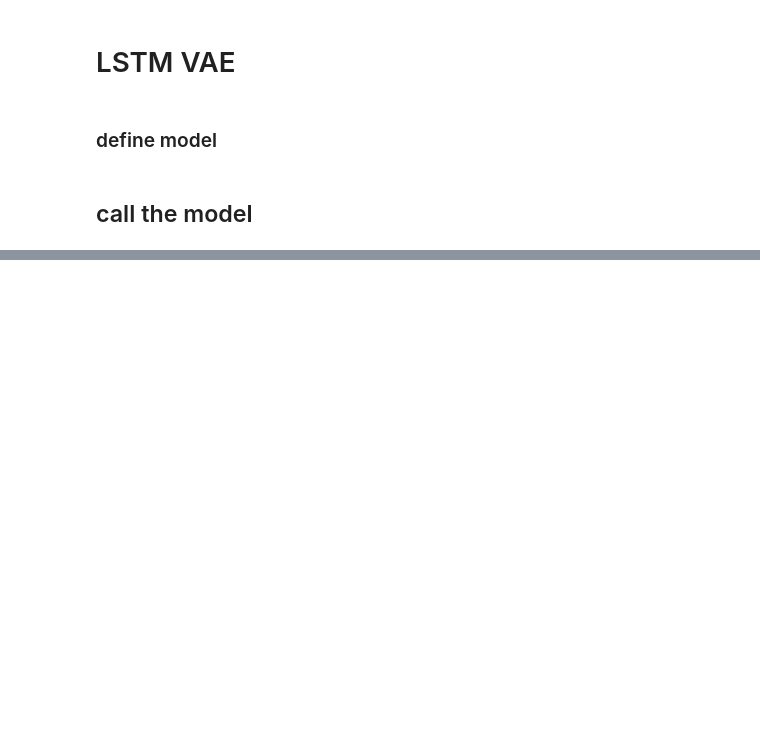
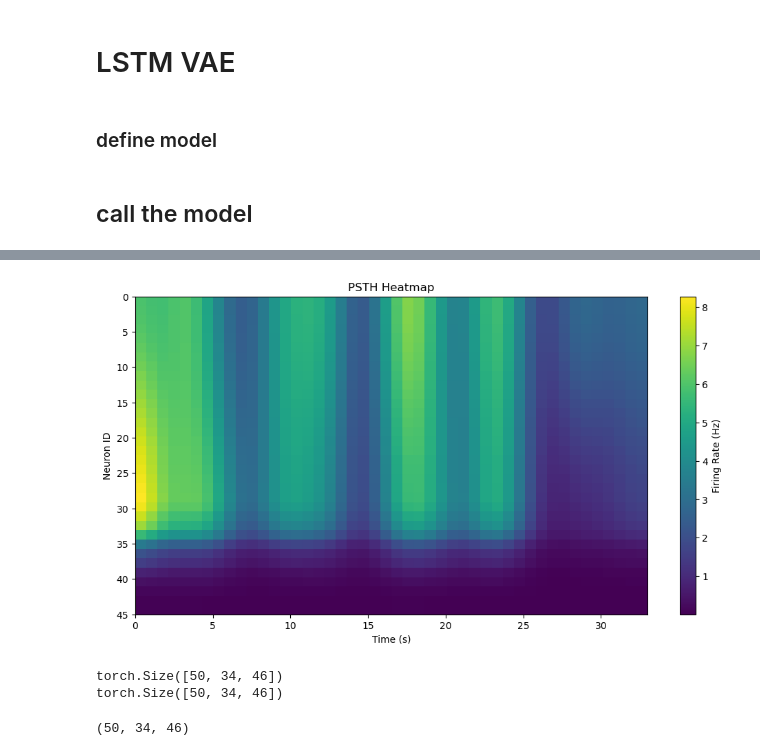
Before and after one commit to ZhishunYang/CS273E_final_proj_Z, a Jupyter notebook: LSTM_VAE.ipynb, the cells around one changed output, grey strips where cells are left out. Drawn from its saved outputs; the diff is of its cells as text; code cells hidden in the pictures; blank space fills up the shorter version.

```diff
--- a/LSTM_VAE.ipynb
+++ b/LSTM_VAE.ipynb
@@ -357,0 +413,17 @@ plt.show()
+# %%
+avg_batch = np.mean(np.stack(batches), axis = 0)
+
+# Compute mean firing rate across trials
+recon_FR = 1e3* np.mean(avg_batch, axis=0)/time_bin
+smoothed_recon_FR = gaussian_filter1d(recon_FR, sigma=2, axis=1)
+
+plot_psth(smoothed_recon_FR, time_bins = range(0, obs_FR.shape[0]), num_neurons= 46)
+# %% [output]
+[figure, added]
+# %%
+print(reconstructed_x.shape)
+print(batches[1].shape)
+# %% [output]
+torch.Size([50, 34, 46])
+torch.Size([50, 34, 46])
+(50, 34, 46)
```
Also changed, not shown: parts of 9 cells of this notebook.
